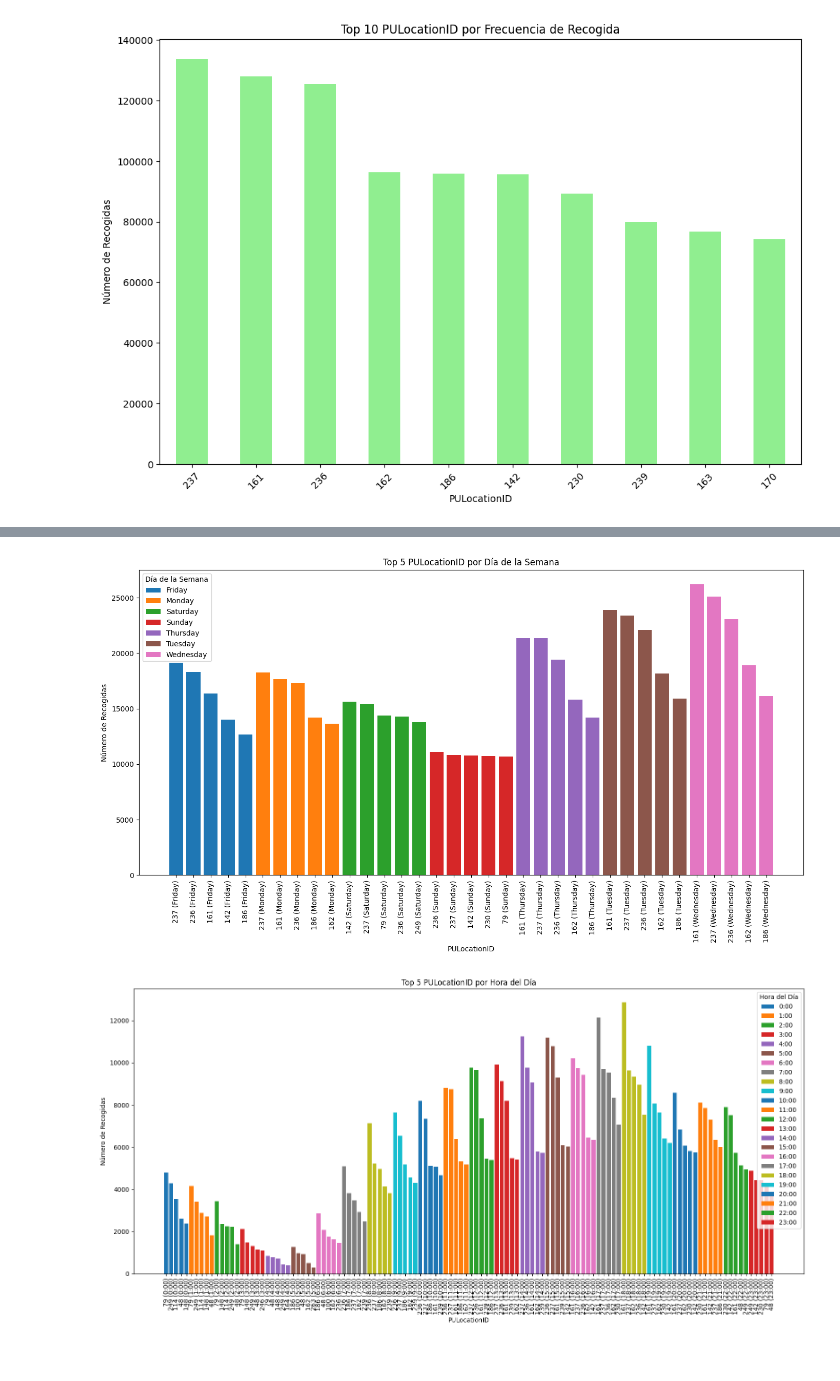
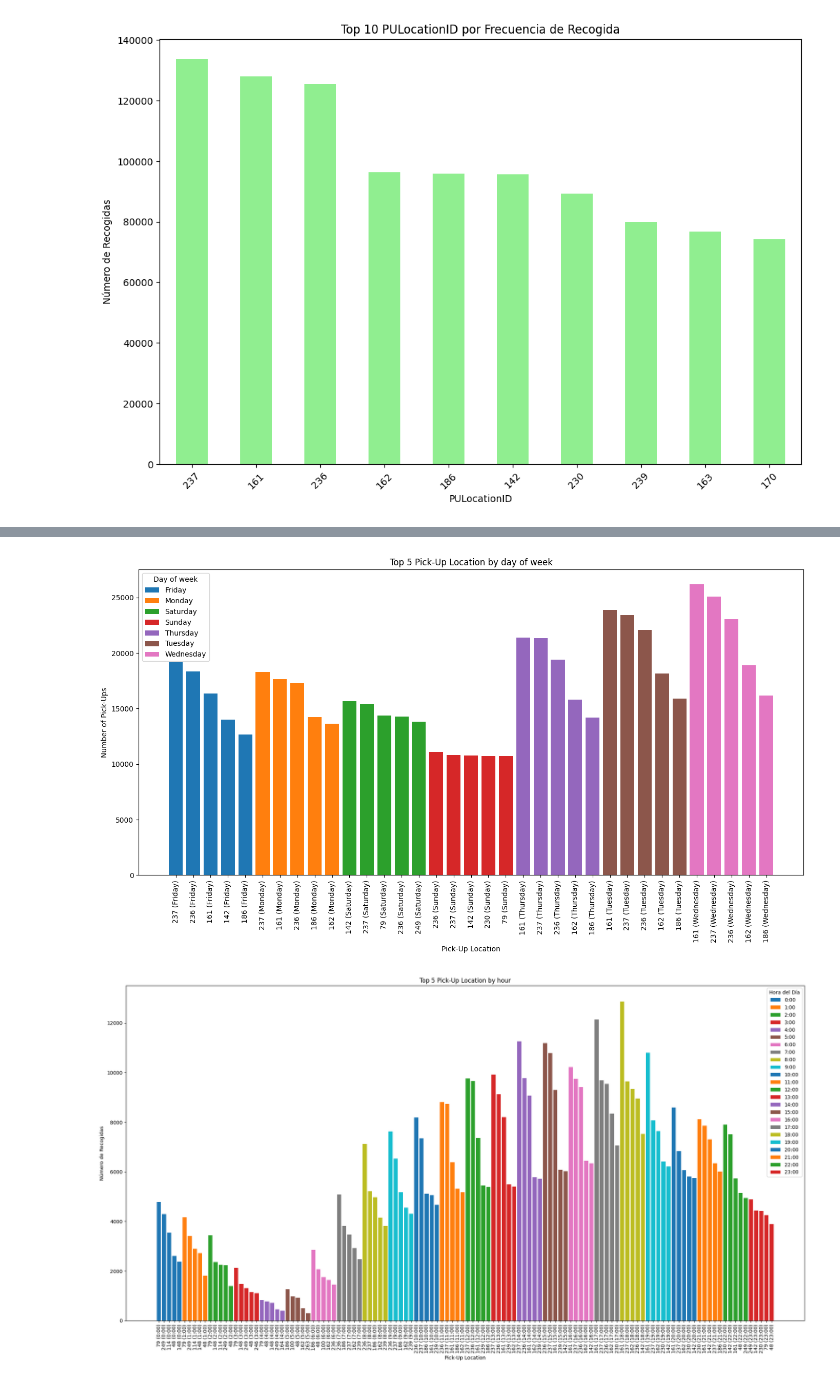
Before and after one commit to dariomlopez/etl_projects, a Jupyter notebook: nyc_taxi_etl/main.ipynb, the cells around one changed output, grey strips where cells are left out. Saved outputs shown, nothing was run; the diff lists cells and outputs as text; code cells hidden in the pictures.

```diff
--- a/nyc_taxi_etl/main.ipynb
+++ b/nyc_taxi_etl/main.ipynb
@@ -663,30 +663,30 @@ Top 5 PULocationID por Hora del Día:
 # %%
 mathplot.figure(figsize=(14, 8))
 for day in top_daily_pulocation['day_of_week'].unique():
     subset = top_daily_pulocation[top_daily_pulocation['day_of_week'] == day]
     mathplot.bar(subset['PULocationID'].astype(str) + ' (' + subset['day_of_week'] + ')', subset['counts'], label=day)
 
-mathplot.title('Top 5 PULocationID por Día de la Semana')
-mathplot.xlabel('PULocationID')
-mathplot.ylabel('Número de Recogidas')
+mathplot.title('Top 5 Pick-Up Location by day of week')
+mathplot.xlabel('Pick-Up Location')
+mathplot.ylabel('Number of Pick-Ups')
 mathplot.xticks(rotation=90)
-mathplot.legend(title='Día de la Semana')
+mathplot.legend(title='Day of week')
 mathplot.tight_layout()
 mathplot.show()
 
 # Visualiza el Top 5 PULocationID por cada hora del día
-mathplot.figure(figsize=(16, 8))
+mathplot.figure(figsize=(20, 11))
 for hour in top_hourly_pulocation['hour_of_day'].unique():
     subset = top_hourly_pulocation[top_hourly_pulocation['hour_of_day'] == hour]
     mathplot.bar(subset['PULocationID'].astype(str) + ' (' + subset['hour_of_day'].astype(str) + ':00)', subset['counts'], label=f'{hour}:00')
 
-mathplot.title('Top 5 PULocationID por Hora del Día')
-mathplot.xlabel('PULocationID')
+mathplot.title('Top 5 Pick-Up Location by hour')
+mathplot.xlabel('Pick-Up Location')
 mathplot.ylabel('Número de Recogidas')
 mathplot.xticks(rotation=90)
 mathplot.legend(title='Hora del Día')
 mathplot.tight_layout()
 mathplot.show()
 # %% [output]
-[figure, old version]
+[figure, new version]
-[figure, old version]
+[figure, new version]
```
Also changed, not shown: parts of 5 cells of this notebook, 2 other files.
